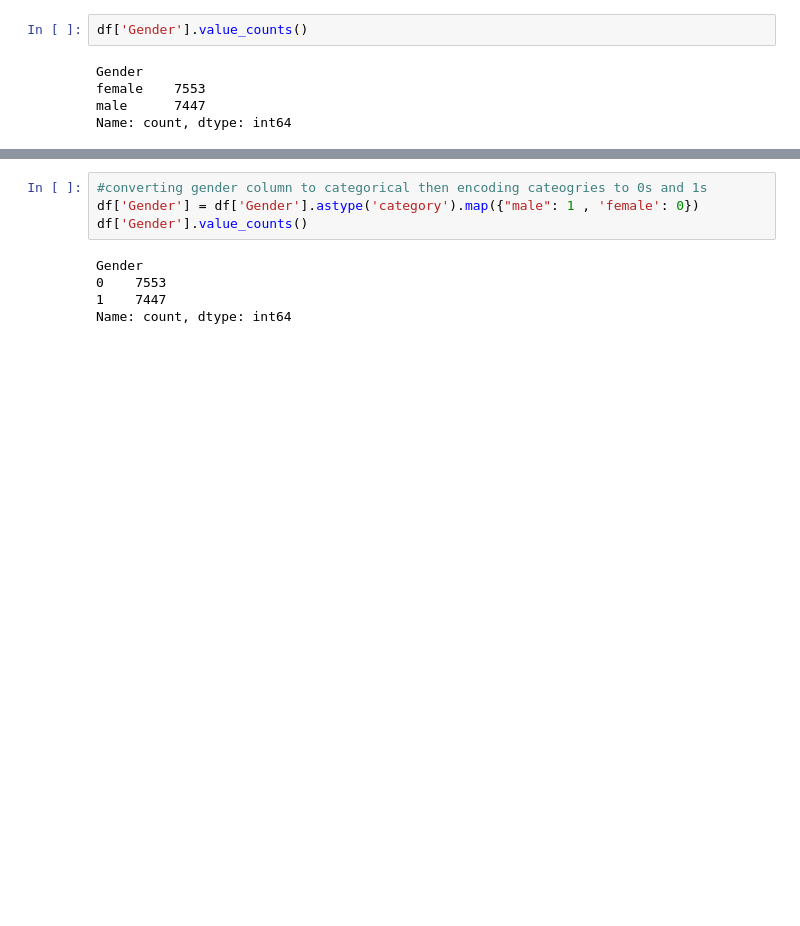
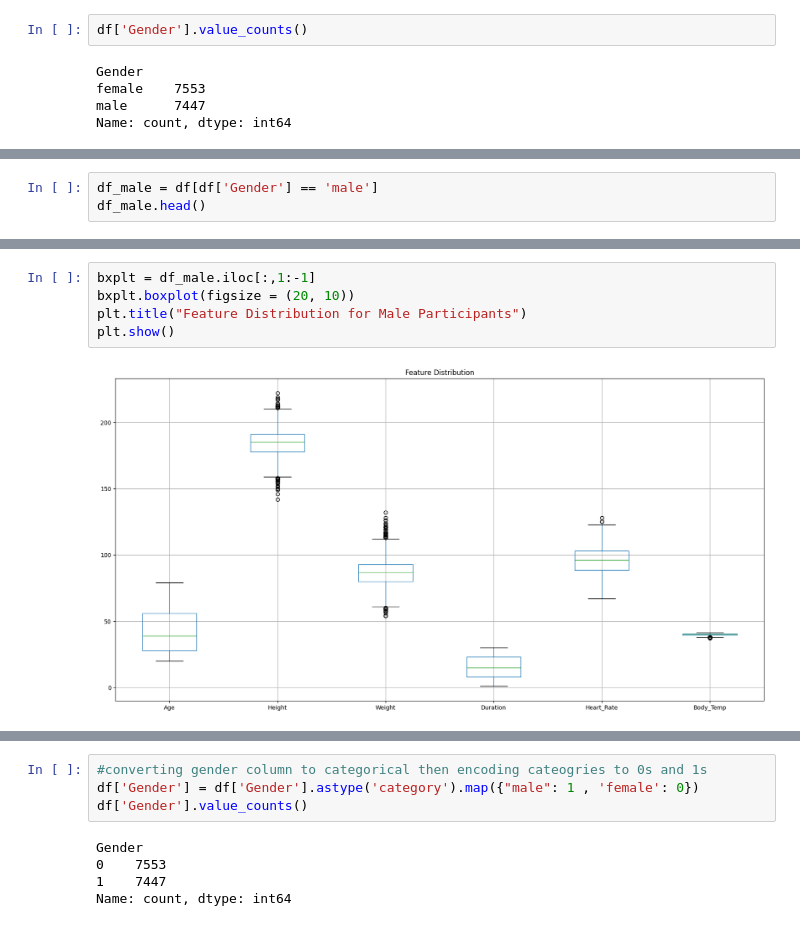
Before and after one commit to LaithNidal/CaloriesBurnedPredictor, a Jupyter notebook: Assingment4-SupervisedML-Regression.ipynb, the cells around one changed output, grey strips where cells are left out. Cells and saved outputs as stored; diff of their text form; blank space fills up the shorter version.

```diff
--- a/Assingment4-SupervisedML-Regression.ipynb
+++ b/Assingment4-SupervisedML-Regression.ipynb
@@ -87,0 +110,3 @@ Name: count, dtype: int64
+# %%
+df_male = df[df['Gender'] == 'male']
+df_male.head()
@@ -87,0 +130,7 @@ Name: count, dtype: int64
+# %%
+bxplt = df_male.iloc[:,1:-1]
+bxplt.boxplot(figsize = (20, 10))
+plt.title("Feature Distribution for Male Participants")
+plt.show()
+# %% [output]
+[figure, added]
```
Also changed, not shown: parts of 23 cells of this notebook, 1 other file.
